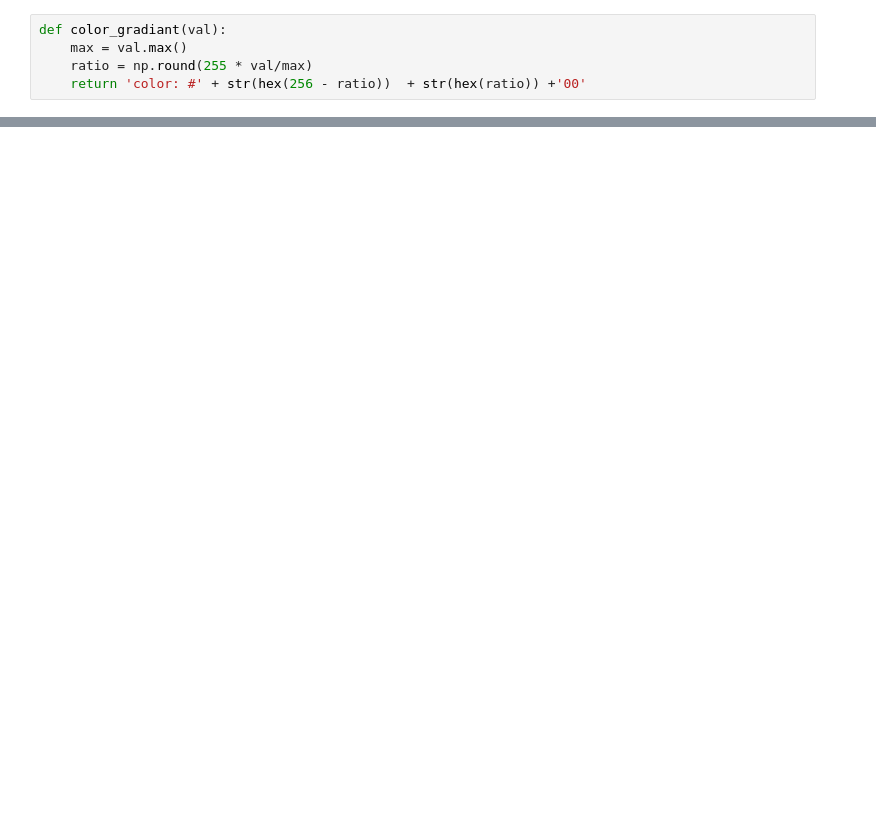
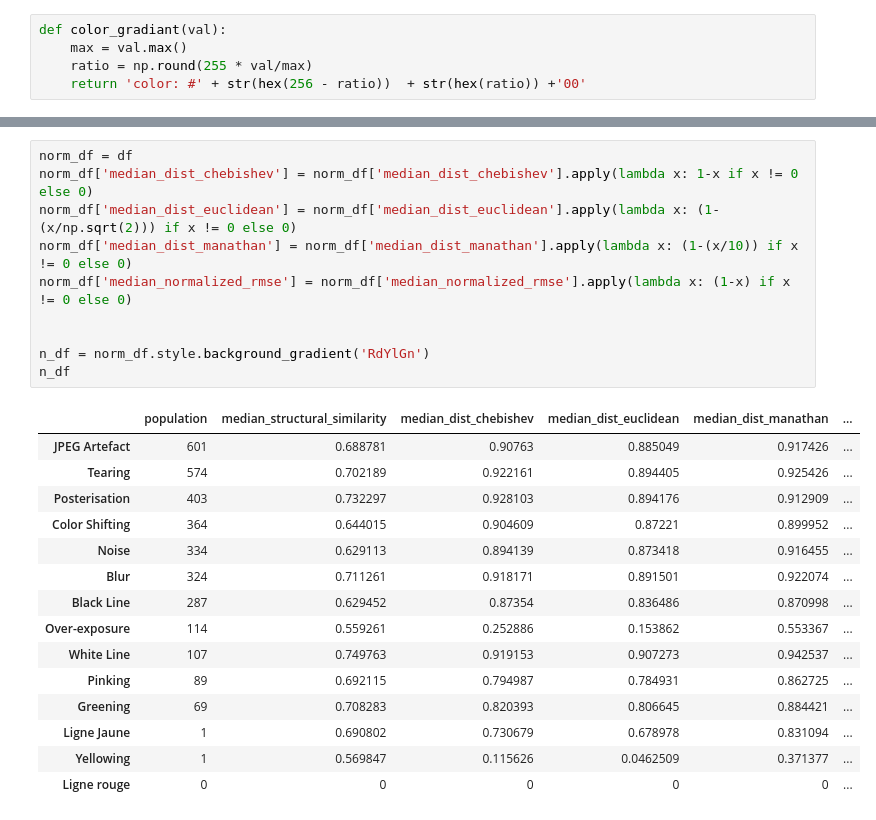
Before and after one commit to EpicKiwi/projet-datascience, a Jupyter notebook: notebooks/Scoring_method_comparision.ipynb, the cells around one changed output, grey strips where cells are left out. Drawn from its saved outputs; the diff is of its cells as text; blank space fills up the shorter version.

```diff
--- a/notebooks/Scoring_method_comparision.ipynb
+++ b/notebooks/Scoring_method_comparision.ipynb
@@ -72,0 +74,26 @@ df
+# %%
+norm_df = df
+norm_df['median_dist_chebishev'] = norm_df['median_dist_chebishev'].apply(lambda x: 1-x if x != 0 else 0)
+norm_df['median_dist_euclidean'] = norm_df['median_dist_euclidean'].apply(lambda x: (1-(x/np.sqrt(2))) if x != 0 else 0)
+norm_df['median_dist_manathan'] = norm_df['median_dist_manathan'].apply(lambda x: (1-(x/10)) if x != 0 else 0)
+norm_df['median_normalized_rmse'] = norm_df['median_normalized_rmse'].apply(lambda x: (1-x) if x != 0 else 0)
+
+
+n_df = norm_df.style.background_gradient('RdYlGn')
+n_df
+# %% [output]
+|  | population | median_structural_similarity | median_dist_chebishev | median_dist_euclidean | median_dist_manathan | ... |
+| JPEG Artefact | 601 | 0.688781 | 0.90763 | 0.885049 | 0.917426 | ... |
+| Tearing | 574 | 0.702189 | 0.922161 | 0.894405 | 0.925426 | ... |
+| Posterisation | 403 | 0.732297 | 0.928103 | 0.894176 | 0.912909 | ... |
+| Color Shifting | 364 | 0.644015 | 0.904609 | 0.87221 | 0.899952 | ... |
+| Noise | 334 | 0.629113 | 0.894139 | 0.873418 | 0.916455 | ... |
+| Blur | 324 | 0.711261 | 0.918171 | 0.891501 | 0.922074 | ... |
+| Black Line | 287 | 0.629452 | 0.87354 | 0.836486 | 0.870998 | ... |
+| Over-exposure | 114 | 0.559261 | 0.252886 | 0.153862 | 0.553367 | ... |
+| White Line | 107 | 0.749763 | 0.919153 | 0.907273 | 0.942537 | ... |
+| Pinking | 89 | 0.692115 | 0.794987 | 0.784931 | 0.862725 | ... |
+| Greening | 69 | 0.708283 | 0.820393 | 0.806645 | 0.884421 | ... |
+| Ligne Jaune | 1 | 0.690802 | 0.730679 | 0.678978 | 0.831094 | ... |
+| Yellowing | 1 | 0.569847 | 0.115626 | 0.0462509 | 0.371377 | ... |
+| Ligne rouge | 0 | 0 | 0 | 0 | 0 | ... |
```
Also changed, not shown: parts of 7 cells of this notebook, 1 other file.
